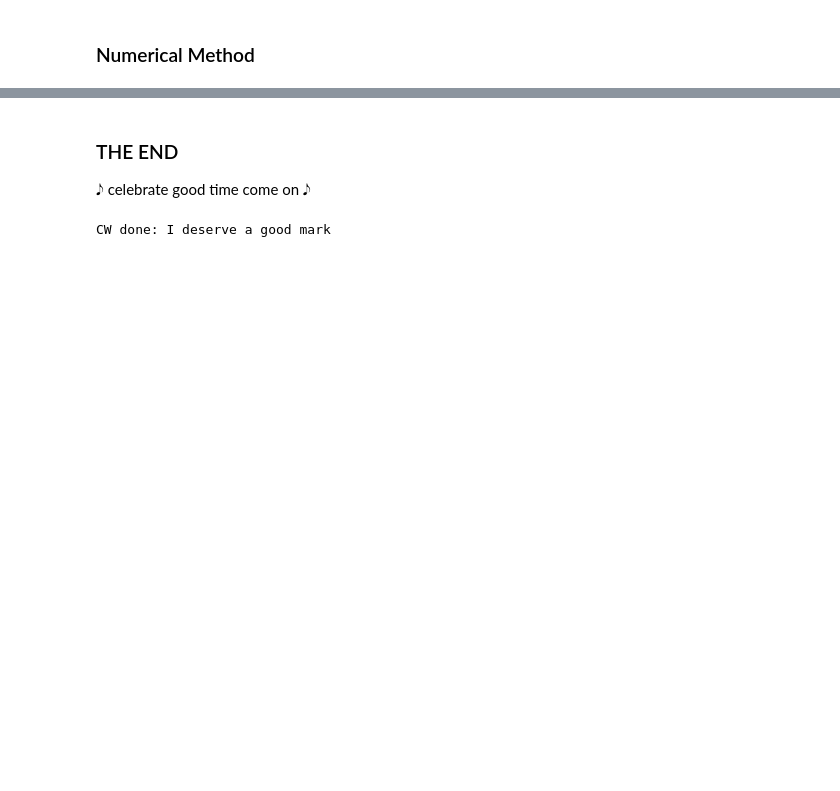
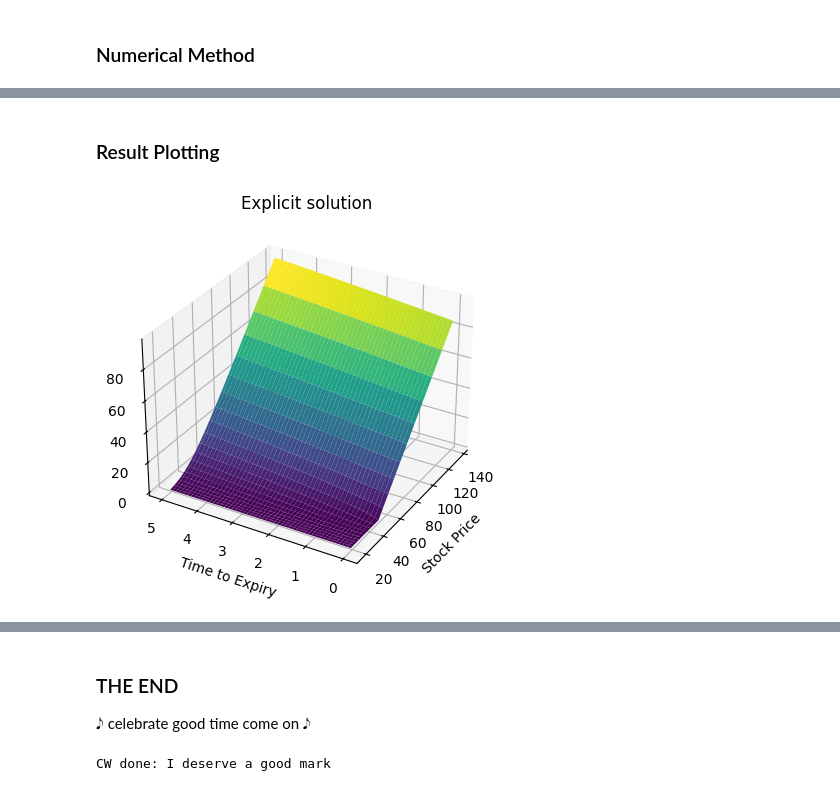
Before and after one commit to m1pan/Computing-Coursework, a Jupyter notebook: CW.Code.Template.ipynb, the cells around one changed output, grey strips where cells are left out. Saved outputs shown, nothing was run; the diff lists cells and outputs as text; code cells hidden in the pictures; blank space fills up the shorter version.

```diff
--- a/CW.Code.Template.ipynb
+++ b/CW.Code.Template.ipynb
@@ -45,7 +45,7 @@ $$ \beta = \frac{r^2}{2\sigma^2} + \frac{r}{2} + \frac{\sigma^2}{8} $$
 # Expiration time in years
 T = 1
 # Strike price
-K = 100
+K = 50
 # Risk-free interest rate
 r = 0.05
 # Volatility of stock price
@@ -100,7 +105,7 @@ $$ u(x,0) = e^{\alpha x} * max\{Ke^x-K,0\} $$
 # In this section I am setting the boundary conditions/initial values
 def boundary_conditions(u,x,tau):
     # setting the initial condition at tau = 0
-    u[0,:] = np.maximum(np.exp(x)*K - K,0)*np.exp(-alpha*x)
+    u[0,:] = np.maximum(np.exp(x)*K - K,0)*np.exp(alpha*x)
     # setting the boundary condition at x = -L
     u[:,0] = 0
     # setting the boundary condition at x = L
@@ -108,3 +113,4 @@ def boundary_conditions(u,x,tau):
     return u
 
 u = boundary_conditions(u,x,tau)
+print(u)
@@ -113 +136,13 @@ u = boundary_conditions(u,x,tau)
+# %%
+# In this section I am implementing the numerical method using an explicit finite difference scheme
+# explicit takes in matrix u, the number of rows m and the number of columns n and returns the solution matrix
+def explicit(u,m,n,p,h):
+    # initialise explicit solution matrix
+    u_explicit = u.copy()
+    # populating the solution matrix from second row to last row
+    for i in range(m-1):        # looping through tau
+        for j in range(1,n-1):    # looping through x
+            u_explicit[i+1,j] = u_explicit[i,j] + ((sigma2*p/(h**2)) * (u_explicit[i,j+1] - 2*u_explicit[i,j] + u_explicit[i,j-1]))
+    return u_explicit
+u_explicit = explicit(u,m,n,p,h)
 # %% [markdown]
@@ -168,0 +203,43 @@ u_implicit = implicit(u,m,n,p,h)
+# %% [markdown]
+### Result Plotting
+# %%
+# In this section I am showing the results
+# Convert the solutions into options value
+v_explicit = np.zeros((m,n))
+v_implicit = np.zeros((m,n))
+v = np.zeros((m,n))
+for i in range(m):
+    v_explicit[i] = u_explicit[i] / np.exp(alpha*x+beta*tau[i])
+    v_implicit[i] = u_implicit[i] / np.exp(alpha*x+beta*tau[i])
+    v[i] = u[i] / np.exp(alpha*x+beta*tau[i])
+# convert x domain into stock price
+S = K * np.exp(x)
+s_grid, tau_grid = np.meshgrid(S,tau)
+
+
+# surface plot of the explicit solution
+# fig, ax = plt.subplots(subplot_kw={"projection": "3d"})
+# ax.plot_surface(s_grid,tau_grid,v_explicit,cmap='viridis')
+# ax.set_title('Explicit solution')
+# ax.set_xlabel('Stock Price')
+# ax.set_ylabel('Time to Expiration')
+# ax.set_zlabel('Option Value')
+# plt.show()
+def surface_plot(value, fig=None, ax=None):
+    """returns a surface plot of the value of the option"""
+    if fig is None:
+        fig = plt.figure()
+    if ax is None:
+        ax = fig.add_subplot(111, projection="3d")
+    ax.plot_surface(s_grid, tau_grid, value, cmap="viridis")
+    ax.set_xlabel("Stock Price")
+    ax.set_ylabel("Time to Expiry")
+    ax.set_zlabel("Option Price")
+    ax.view_init(30, -150)
+    return fig, ax
+
+fig, ax = surface_plot(v_explicit)
+ax.set_title("Explicit solution")
+plt.show()
+# %% [output]
+[figure, added]
```
Also changed, not shown: parts of 9 cells of this notebook.
